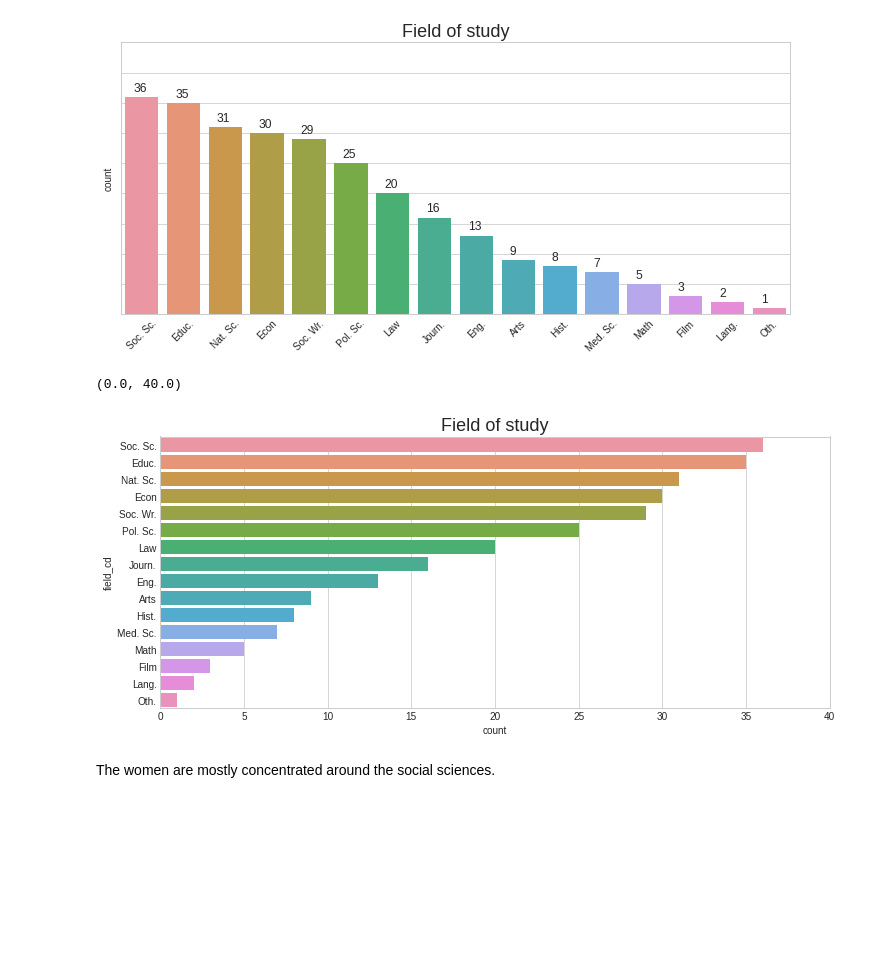
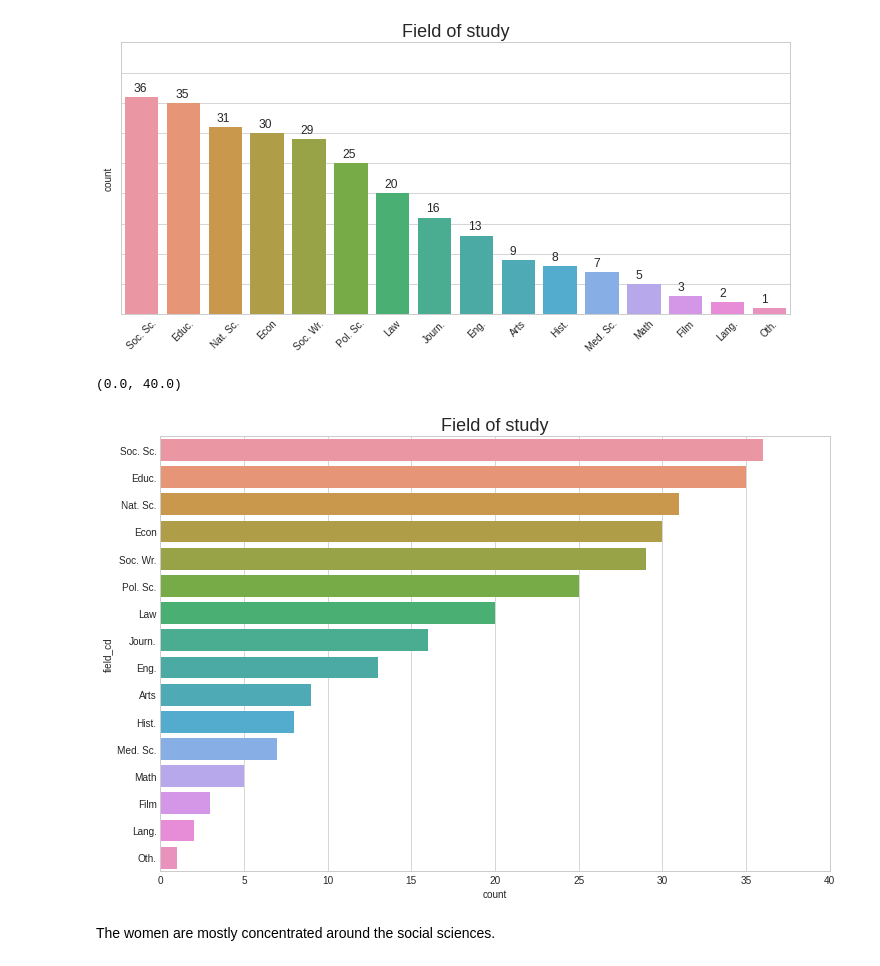
Before and after one commit to villafue/Python_Data_Visualization_Notes, a Jupyter notebook: Data Storytelling/Craft Story Dataset/Women.ipynb, the cells around one changed output. Cells and saved outputs as stored; diff of their text form; code cells hidden in the pictures; blank space fills up the shorter version.

```diff
--- a/Data Storytelling/Craft Story Dataset/Women.ipynb
+++ b/Data Storytelling/Craft Story Dataset/Women.ipynb
@@ -304,21 +308,21 @@ for i in ax.patches:
 # %% [output]
 [figure]
 # %%
-plt.figure(figsize = (12,5))
+plt.figure(figsize = (12,8))
 ax = sns.countplot(y="field_cd", data=df, order=list)
 plt.title('Field of study', fontsize=18)
 
 # ax.set_xticklabels(ax.get_xticklabels(),rotation=45)
 
 plt.xlim(0, 40)
 # plt.ylabel('')
 
 # for i in ax.patches:
 #     ax.text(i.get_x()+.2, i.get_width()+3, \
 #             str(round((i.get_width()), 1)), fontsize=12)
 # %% [output]
 (0.0, 40.0)
-[figure, old version]
+[figure, new version]
 # %% [markdown]
 The women are mostly concentrated around the social sciences.
 # %% [markdown]
```
Also changed, not shown: parts of 17 cells of this notebook.
